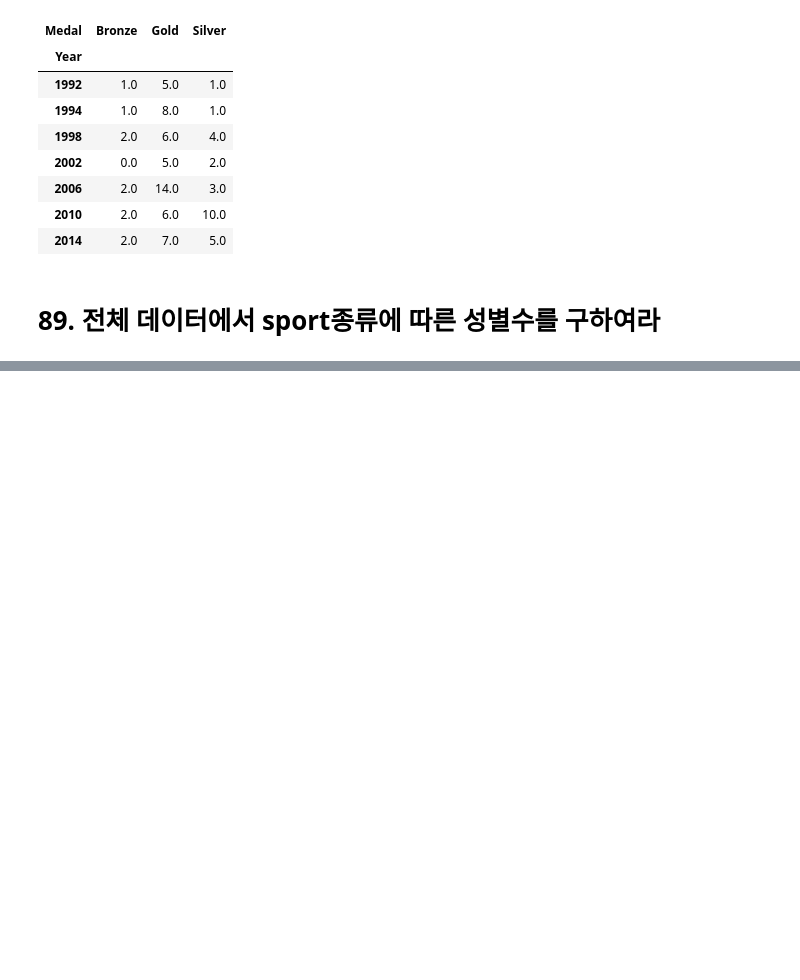
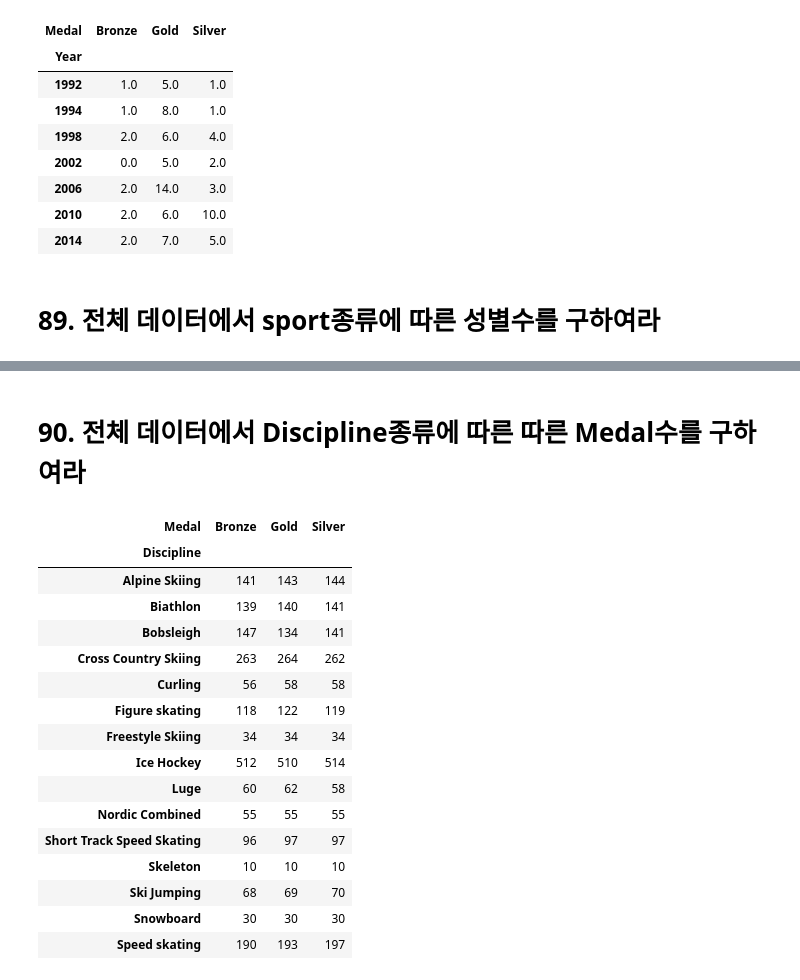
Before and after one commit to IlTACK-OH/pandas_practice, a Jupyter notebook: pandas_exercise100_2.ipynb, the cells around one changed output, grey strips where cells are left out. Saved outputs shown, nothing was run; the diff lists cells and outputs as text; code cells hidden in the pictures; blank space fills up the shorter version.

```diff
--- a/pandas_exercise100_2.ipynb
+++ b/pandas_exercise100_2.ipynb
@@ -686,0 +699,22 @@ df_korea.groupby(['Year','Medal'],as_index=False).size().pivot(index='Year',colu
+# %% [markdown]
+# 90. 전체 데이터에서 Discipline종류에 따른 따른 Medal수를 구하여라
+# %%
+df.pivot_table(index='Discipline',columns='Medal',aggfunc='size')
+# %% [output]
+| Medal | Bronze | Gold | Silver |
+| Discipline |  |  |  |
+| Alpine Skiing | 141 | 143 | 144 |
+| Biathlon | 139 | 140 | 141 |
+| Bobsleigh | 147 | 134 | 141 |
+| Cross Country Skiing | 263 | 264 | 262 |
+| Curling | 56 | 58 | 58 |
+| Figure skating | 118 | 122 | 119 |
+| Freestyle Skiing | 34 | 34 | 34 |
+| Ice Hockey | 512 | 510 | 514 |
+| Luge | 60 | 62 | 58 |
+| Nordic Combined | 55 | 55 | 55 |
+| Short Track Speed Skating | 96 | 97 | 97 |
+| Skeleton | 10 | 10 | 10 |
+| Ski Jumping | 68 | 69 | 70 |
+| Snowboard | 30 | 30 | 30 |
+| Speed skating | 190 | 193 | 197 |
```
Also changed, not shown: parts of 15 cells of this notebook.
